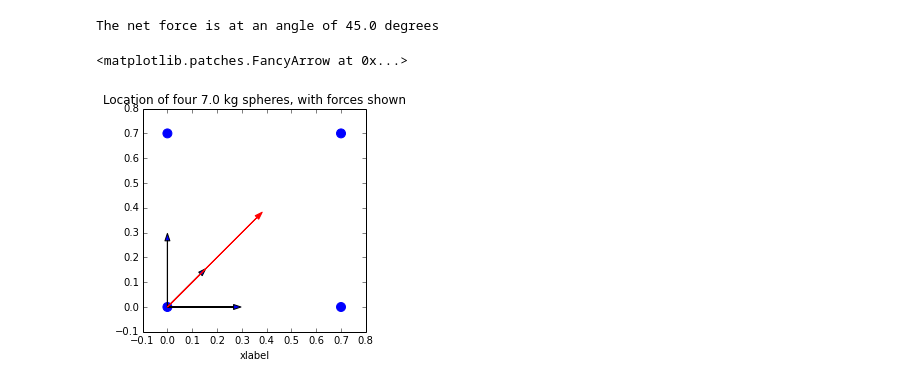
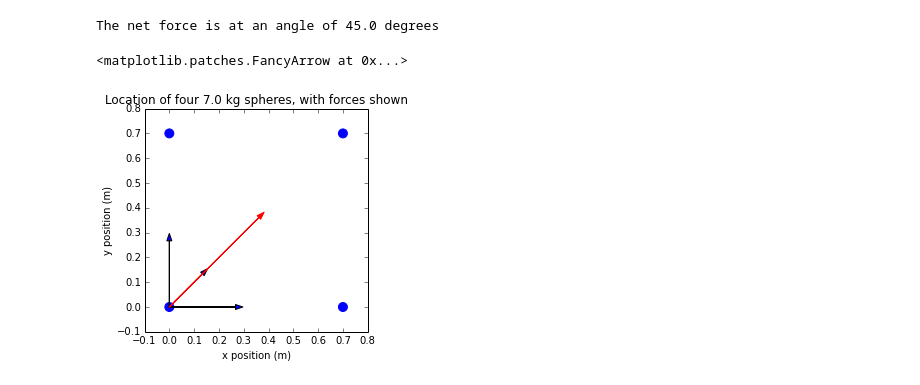
Before and after one commit to andy-esch/ipynb_classroom, a Jupyter notebook: PS 5d.ipynb, the cells around one changed output. Saved outputs shown, nothing was run; the diff lists cells and outputs as text; code cells hidden in the pictures.

```diff
--- a/PS 5d.ipynb
+++ b/PS 5d.ipynb
@@ -172,15 +172,16 @@ The net force is at an angle of 45.0 degrees
 # %%
 fig = plt.figure()
 ax = fig.add_subplot(111)
-ax.set_xlabel('xlabel')
+ax.set_xlabel('x position (m)')
+ax.set_ylabel('y position (m)')
 ax.set_aspect('equal')
 ax.scatter(x,y,color='blue',s=80)
 plt.title("Location of four 7.0 kg spheres, with forces shown")
 fs = 4.0e7 # scale forces for plot
 ax.arrow(x[0],y[0],Fg(0,1)*fs,0)
 ax.arrow(x[0],y[0],Fg(0,2)*fs,Fg(0,2)*fs)
 ax.arrow(x[0],y[0],0,Fg(0,3)*fs)
 ax.arrow(x[0],y[0],Ftotal[0]*fs,Ftotal[1]*fs,color='red')
 # %% [output]
 <matplotlib.patches.FancyArrow at 0x...>
-[figure, old version]
+[figure, new version]
```
